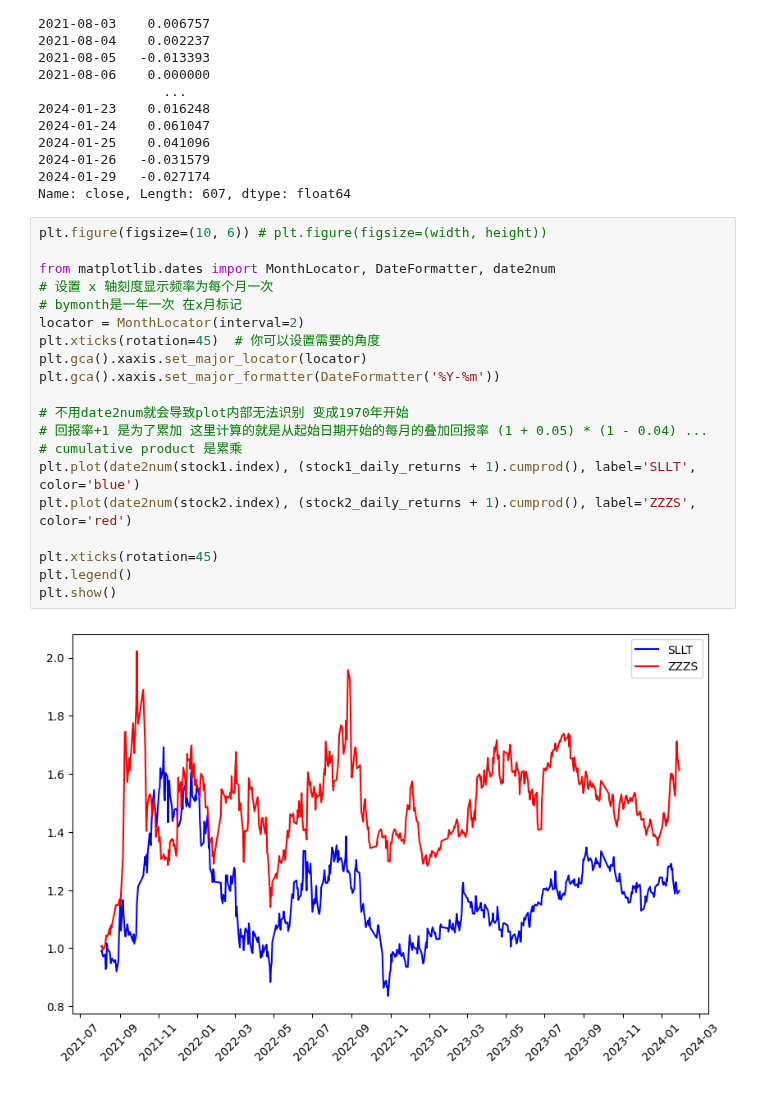
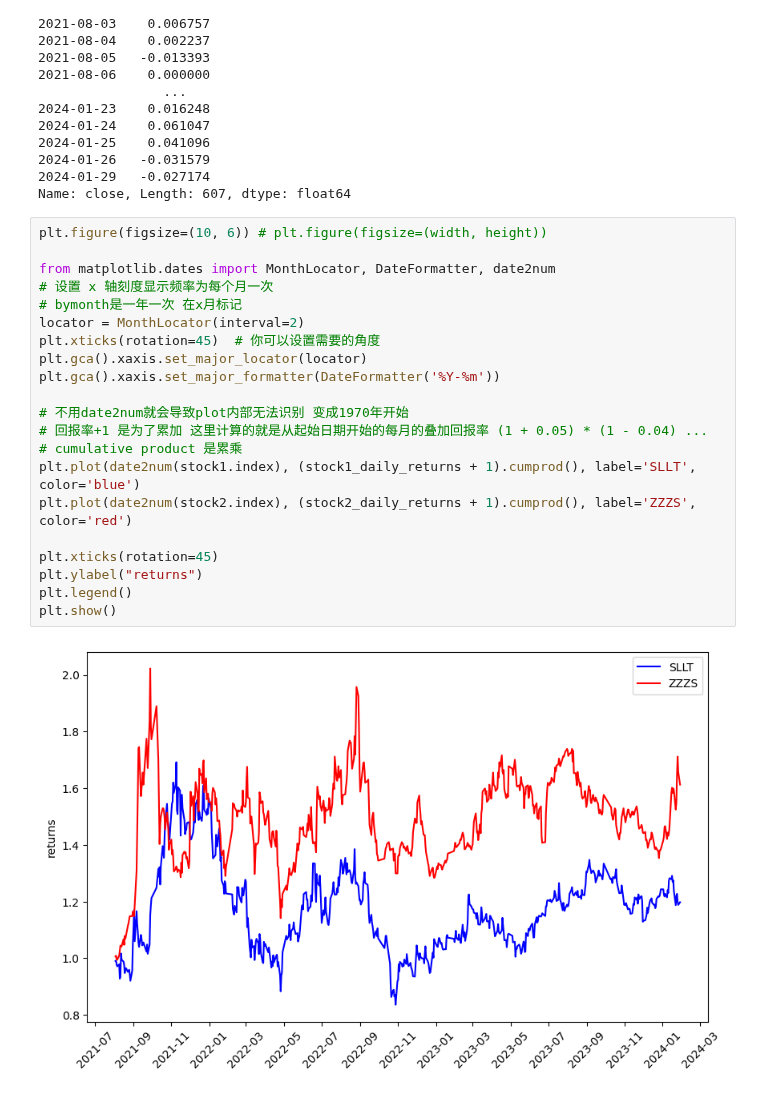
Before and after one commit to Lerr1uqs/rudimentary-share-chart, a Jupyter notebook: returns.ipynb, the cells around one changed output. Drawn from its saved outputs; the diff is of its cells as text.

```diff
--- a/returns.ipynb
+++ b/returns.ipynb
@@ -43,22 +43,23 @@ Name: close, Length: 607, dtype: float64
 # %%
 plt.figure(figsize=(10, 6)) # plt.figure(figsize=(width, height))
 
 from matplotlib.dates import MonthLocator, DateFormatter, date2num
 # 设置 x 轴刻度显示频率为每个月一次
 # bymonth是一年一次 在x月标记
 locator = MonthLocator(interval=2)
 plt.xticks(rotation=45)  # 你可以设置需要的角度
 plt.gca().xaxis.set_major_locator(locator)
 plt.gca().xaxis.set_major_formatter(DateFormatter('%Y-%m'))
 
 # 不用date2num就会导致plot内部无法识别 变成1970年开始
 # 回报率+1 是为了累加 这里计算的就是从起始日期开始的每月的叠加回报率 (1 + 0.05) * (1 - 0.04) ...
 # cumulative product 是累乘
 plt.plot(date2num(stock1.index), (stock1_daily_returns + 1).cumprod(), label='SLLT', color='blue')
 plt.plot(date2num(stock2.index), (stock2_daily_returns + 1).cumprod(), label='ZZZS', color='red')
 
 plt.xticks(rotation=45)
+plt.ylabel("returns")
 plt.legend()
 plt.show()
 # %% [output]
-[figure, old version]
+[figure, new version]
```
